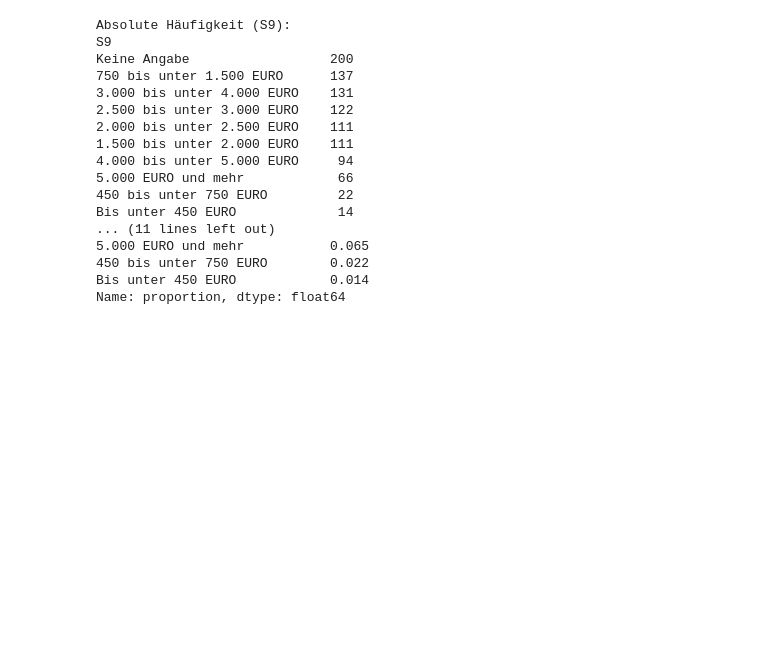
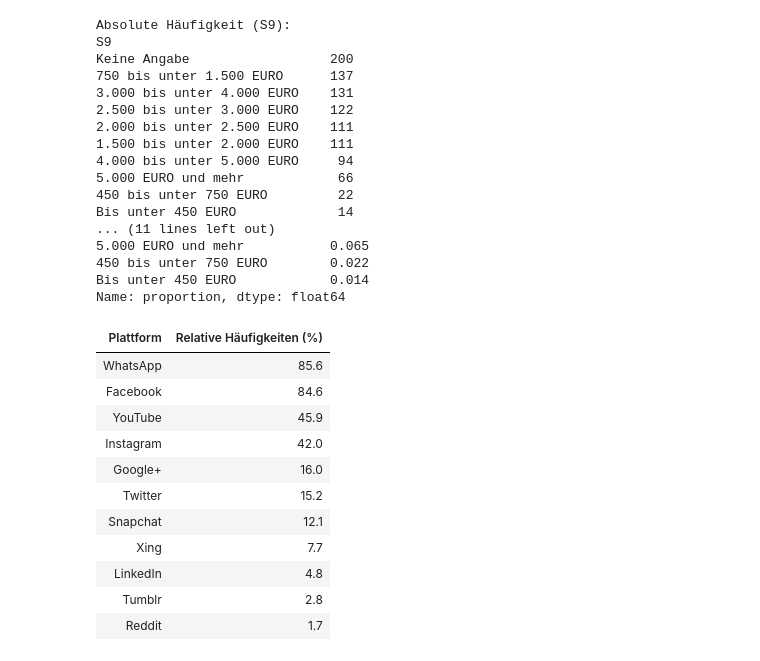
Before and after one commit to lara-polat/python_kurs, a Jupyter notebook: Project_Datenbereinigung.ipynb, the cells around one changed output. Cells and saved outputs as stored; diff of their text form; code cells hidden in the pictures; blank space fills up the shorter version.

```diff
--- a/Project_Datenbereinigung.ipynb
+++ b/Project_Datenbereinigung.ipynb
@@ -1605,3 +1604,46 @@ Bis unter 450 EURO             14
 450 bis unter 750 EURO        0.022
 Bis unter 450 EURO            0.014
 Name: proportion, dtype: float64
+# %%
+# Plattformen - Relative Häufigkeiten
+plattformen = [
+    "Facebook", "Instagram", "Twitter", "YouTube", "Google+", "LinkedIn", "Xing",
+    "Tumblr", "Reddit", "Snapchat", "WhatsApp"
+]
+
+# Ergebnisse sammeln
+ergebnisse = []
+
+# Für jede Plattform: relative Häufigkeit der "1" (ausgewählt)
+for i, plattform in enumerate(plattformen, 1):
+    var = f"SC2_{i}"
+    if var in df_renamed.columns:
+        rel_freq = df_renamed[var].value_counts(normalize=True, dropna=True) * 100
+        freq_1 = round(rel_freq.get(1, 0), 1)  # Nur Wert für Antwort "1"
+        ergebnisse.append((plattform, freq_1))
+
+# DataFrame erstellen
+result = pd.DataFrame(ergebnisse, columns=["Plattform", "Relative Häufigkeiten (%)"])
+
+# Absteigend sortieren
+result = result.sort_values(by="Relative Häufigkeiten (%)", ascending=False).reset_index(drop=True)
+
+# Spaltenüberschriften einfärben
+result.columns = [f'<span style="color:#549D67"><b>{col}</b></span>' for col in result.columns]
+
+# Anzeige als HTML-Tabelle
+from IPython.display import display, HTML
+display(HTML(result.to_html(escape=False, index=False)))
+# %% [output]
+| Plattform | Relative Häufigkeiten (%) |
+| WhatsApp | 85.6 |
+| Facebook | 84.6 |
+| YouTube | 45.9 |
+| Instagram | 42.0 |
+| Google+ | 16.0 |
+| Twitter | 15.2 |
+| Snapchat | 12.1 |
+| Xing | 7.7 |
+| LinkedIn | 4.8 |
+| Tumblr | 2.8 |
+| Reddit | 1.7 |
```
Also changed, not shown: parts of 8 cells of this notebook.
